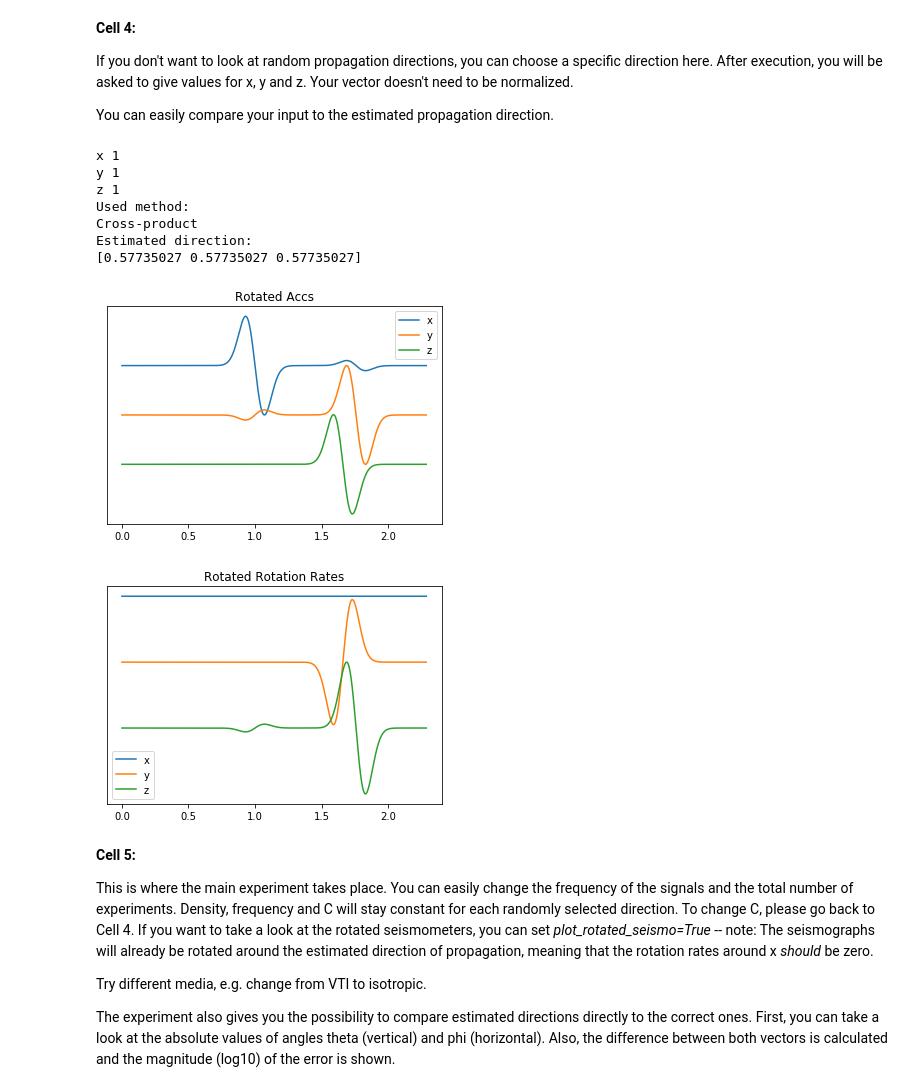
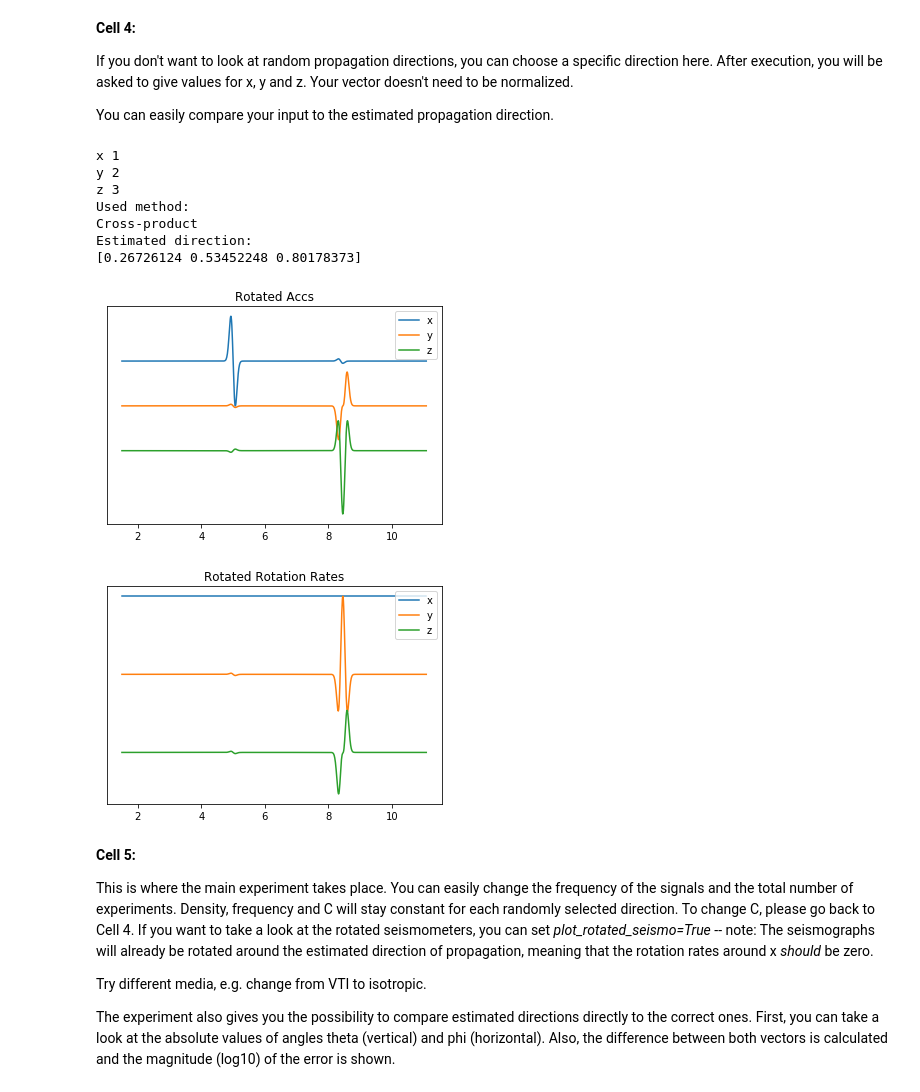
Before and after one commit to sebnoe/anisotropy, a Jupyter notebook: notebooks/Estimate_propagation_direction.ipynb, the cells around one changed output. Saved outputs shown, nothing was run; the diff lists cells and outputs as text; code cells hidden in the pictures.

```diff
--- a/notebooks/Estimate_propagation_direction.ipynb
+++ b/notebooks/Estimate_propagation_direction.ipynb
@@ -234,30 +234,31 @@ If you don't want to look at random propagation directions, you can choose a spe
 You can easily compare your input to the estimated propagation direction.
 # %%
 f = 10.
+fs = 100.
 plot_rotated_seismo = True
 
 nus,gammas = get_direction('input', C,1 )
 vel,v = get_eigenvals(gammas[0], density)
-seis, t = get_seis(v, vel, nus[0], f)
+seis, t = get_seis(v, vel, nus[0], f, fs)
 
 nus = 0 #forget about propagation direction
 print('Used method:')
 nu_e = get_propagation_direction(seis)
 print('Estimated direction:')
 print(nu_e)
 if plot_rotated_seismo:
             vel_e, seis_rot,R = estimate_velocity(seis,nu_e,t,\
                                               plot_rotated_seismo=plot_rotated_seismo)
 # %% [output]
 x 1
-y 1
-z 1
+y 2
+z 3
 Used method:
 Cross-product
 Estimated direction:
-[0.57735027 0.57735027 0.57735027]
+[0.26726124 0.53452248 0.80178373]
-[figure, old version]
+[figure, new version]
-[figure, old version]
+[figure, new version]
 # %% [markdown]
 __Cell 5:__
 
```
Also changed, not shown: parts of 2 cells of this notebook.
